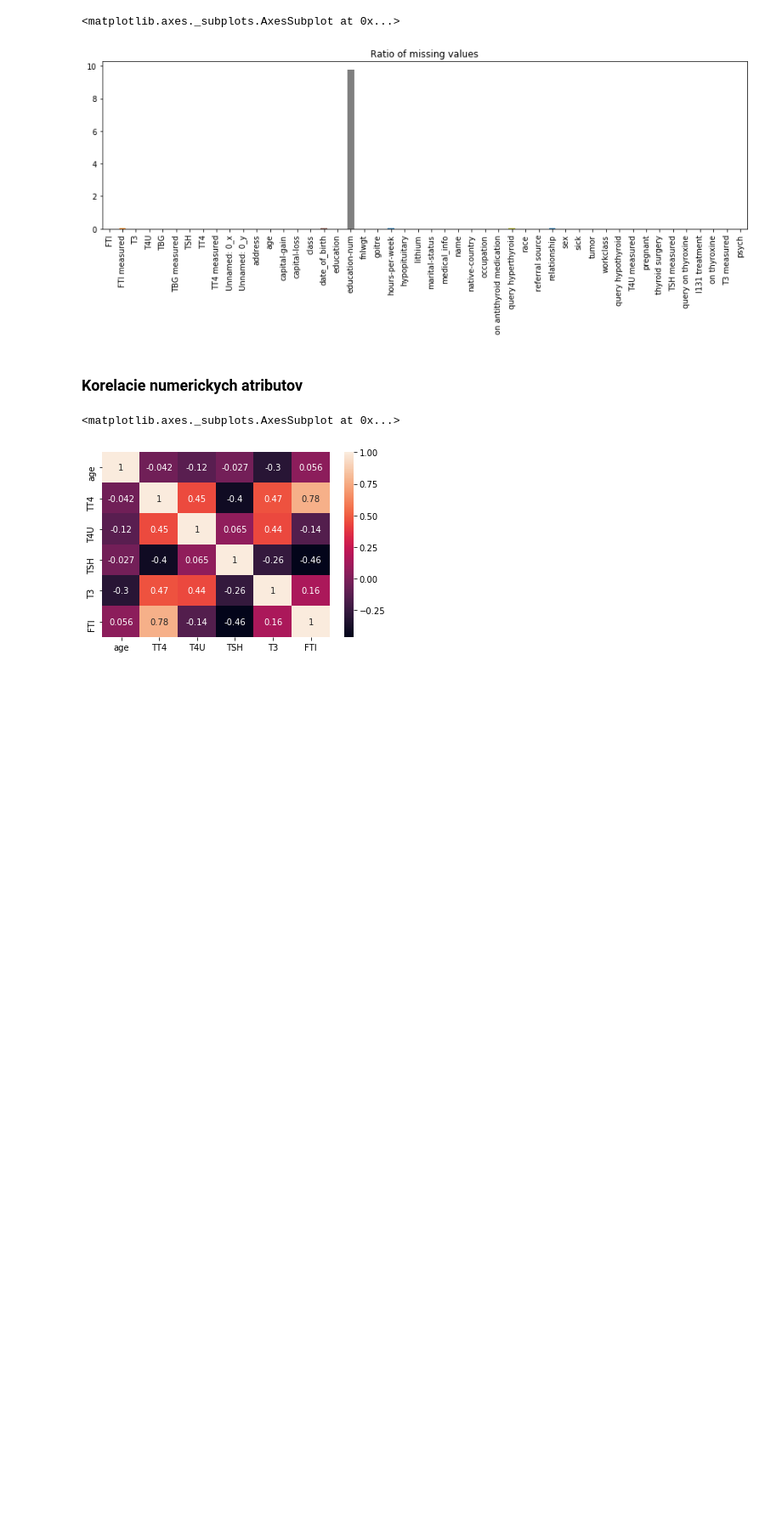
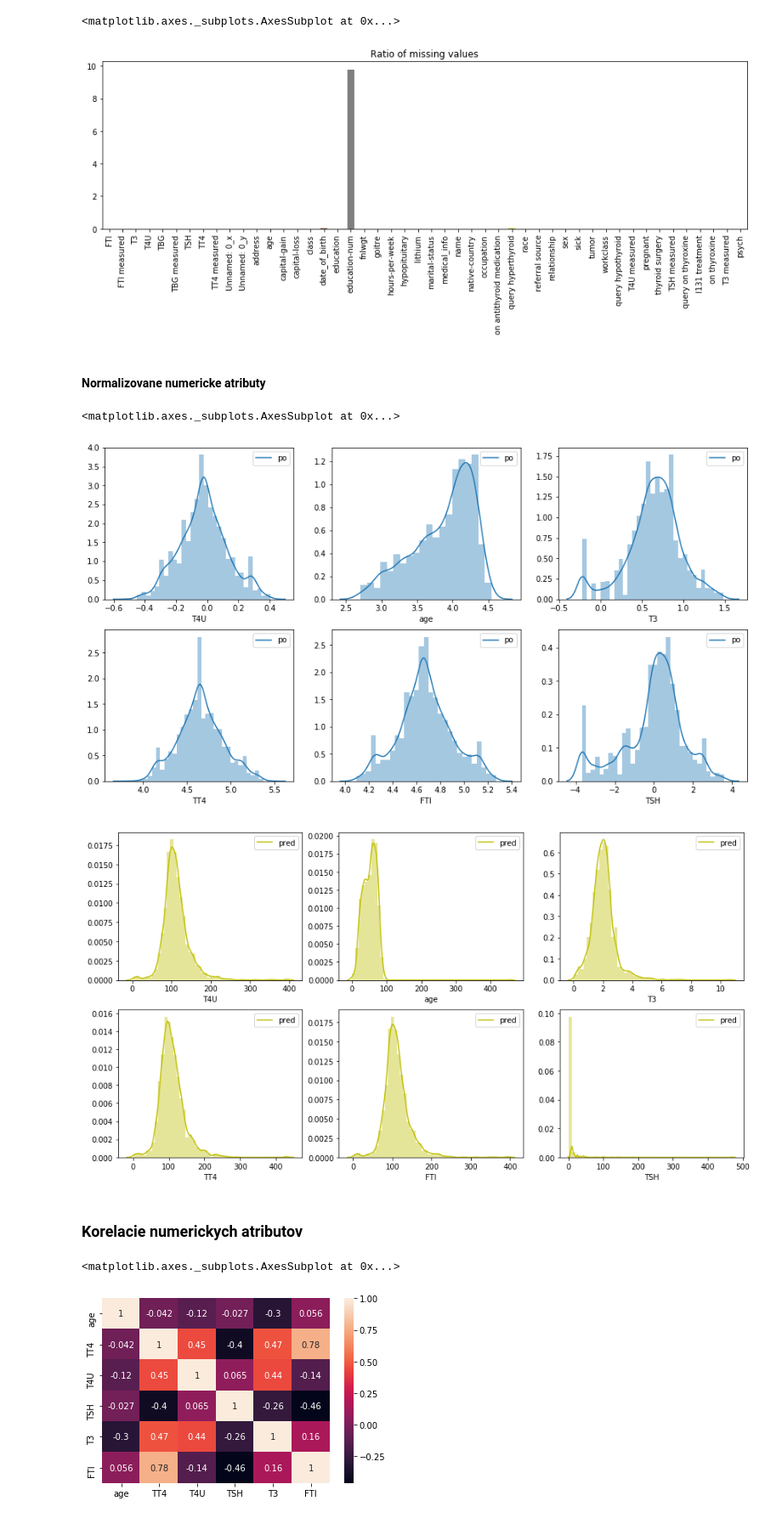
Before and after one commit to Pomichal/pr1_IAU, a Jupyter notebook: Preprocessing.ipynb, the cells around one changed output. Shown at 85% size. Cells and saved outputs as stored; diff of their text form; code cells hidden in the pictures; blank space fills up the shorter version.

```diff
--- a/Preprocessing.ipynb
+++ b/Preprocessing.ipynb
@@ -981,7 +1002,8 @@ ppl = Pipeline([
                                                                ['occupation','sex','workclass', 'tumor', 'marital-status'],
                                                                 model_categorical, encoder)),
     # doplnenie prazdnych hodnot v pripade velekho poctu kategorii
-    ('ReplaceWithMostFrequent', ReplaceMostFrequent(col_names=['native-country']))
+    ('ReplaceWithMostFrequent', ReplaceMostFrequent(col_names=['native-country','FTI measured', 'relationship',
+                                                               'query hypothyroid','hours-per-week']))
 
 ])
 
@@ -1030,6 +1056,35 @@ X_train.isna().sum().map(lambda x: (x / other_train.shape[0])* 100).plot(kind='b
 # %% [output]
 <matplotlib.axes._subplots.AxesSubplot at 0x...>
 [figure]
+# %% [markdown]
+#### Normalizovane numericke atributy
+# %%
+fig, axs = plt.subplots(2,3 ,squeeze = False,
+                            figsize = (15, 8))
+sns.distplot(X_train['T4U'],ax = axs[0][0], kde_kws={ "label": "po"})
+sns.distplot(X_train['age'],ax = axs[0][1], kde_kws={ "label": "po"})
+sns.distplot(X_train['T3'],ax = axs[0][2], kde_kws={ "label": "po"})
+sns.distplot(X_train['TT4'],ax = axs[1][0], kde_kws={ "label": "po"})
+sns.distplot(X_train['FTI'],ax = axs[1][1], kde_kws={ "label": "po"})
+sns.distplot(X_train['TSH'],ax = axs[1][2], kde_kws={ "label": "po"})
+
+result_train['TT4'] = pd.to_numeric(result_train.TT4, errors='coerce')
+result_train['TSH'] = pd.to_numeric(result_train.TSH, errors='coerce')
+result_train['FTI'] = pd.to_numeric(result_train.FTI, errors='coerce')
+result_train['T4U'] = pd.to_numeric(result_train.FTI, errors='coerce')
+
+fig2, axs1 = plt.subplots(2,3 ,squeeze = False,
+                            figsize = (15, 8))
+sns.distplot(result_train['T4U'].dropna(),ax = axs1[0][0],color ='y', kde_kws={ "label": "pred"})
+sns.distplot(result_train['age'].dropna(),ax = axs1[0][1],color ='y', kde_kws={ "label": "pred"})
+sns.distplot(result_train['T3'].dropna(),ax = axs1[0][2],color ='y', kde_kws={ "label": "pred"})
+sns.distplot(result_train['TT4'].dropna(),ax = axs1[1][0],color ='y', kde_kws={ "label": "pred"})
+sns.distplot(result_train['FTI'].dropna(),ax = axs1[1][1],color ='y', kde_kws={ "label": "pred"})
+sns.distplot(result_train['TSH'].dropna(),ax = axs1[1][2],color ='y', kde_kws={ "label": "pred"})
+# %% [output]
+<matplotlib.axes._subplots.AxesSubplot at 0x...>
+[figure, added]
+[figure, added]
 # %% [markdown]
 ### Korelacie numerickych atributov
 # %%
```
Also changed, not shown: parts of 18 cells of this notebook.
